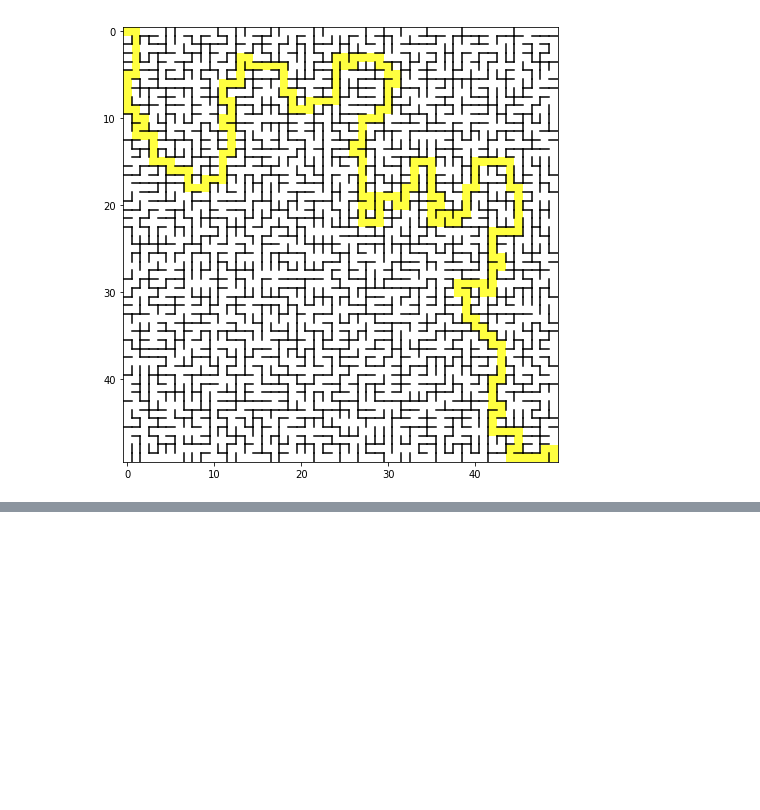
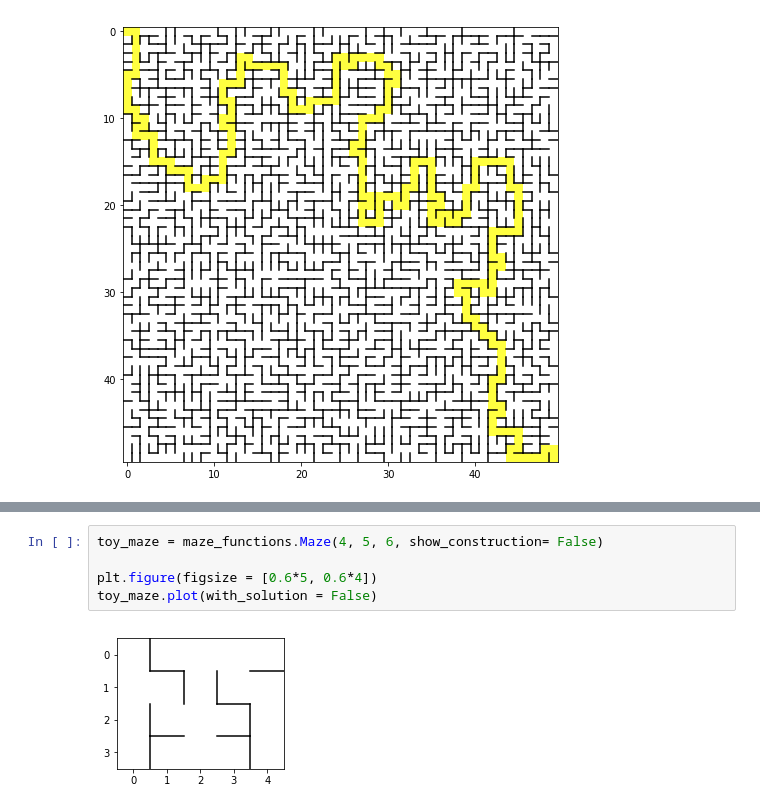
Before and after one commit to yvanhuele/data-science-club, a Jupyter notebook: Reinforcement Learning/Maze Building Notebook.ipynb, the cells around one changed output, grey strips where cells are left out. Saved outputs shown, nothing was run; the diff lists cells and outputs as text; blank space fills up the shorter version.

```diff
--- a/Reinforcement Learning/Maze Building Notebook.ipynb
+++ b/Reinforcement Learning/Maze Building Notebook.ipynb
@@ -28,0 +70,7 @@ for b in blah:
+# %%
+toy_maze = maze_functions.Maze(4, 5, 6, show_construction= False)
+
+plt.figure(figsize = [0.6*5, 0.6*4])
+toy_maze.plot(with_solution = False)
+# %% [output]
+[figure, added]
```
Also changed, not shown: parts of 4 cells of this notebook, 1 other file.
